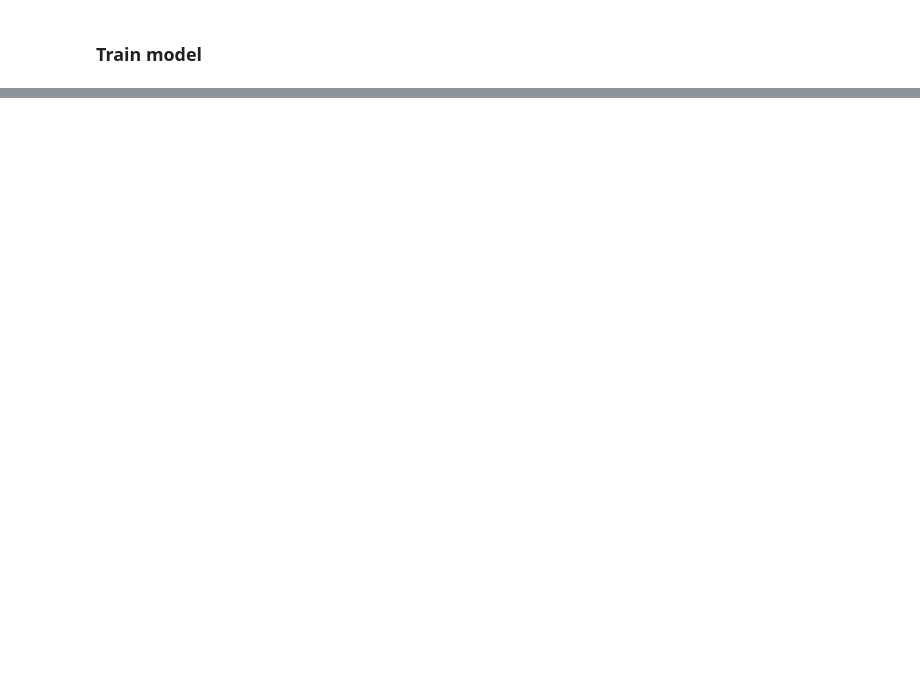
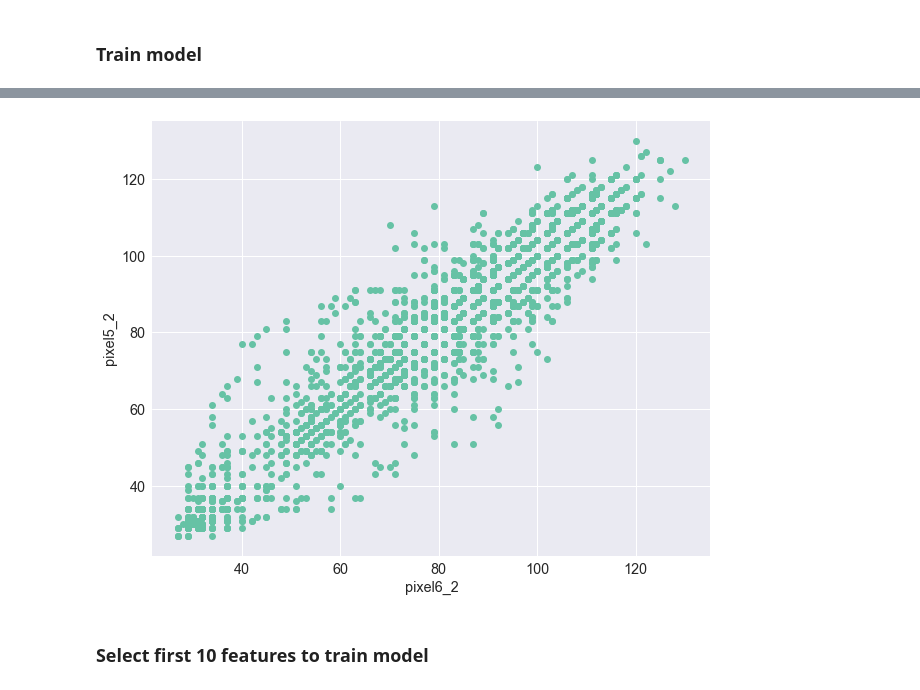
Before and after one commit to roaffix/ipt-kpi-am, a Jupyter notebook: Introductory Applied Machine Learning/Problems/notebooks/Problem 2.ipynb, the cells around one changed output, grey strips where cells are left out. Drawn from its saved outputs; the diff is of its cells as text; code cells hidden in the pictures; blank space fills up the shorter version.

```diff
--- a/Introductory Applied Machine Learning/Problems/notebooks/Problem 2.ipynb
+++ b/Introductory Applied Machine Learning/Problems/notebooks/Problem 2.ipynb
@@ -105,0 +203,9 @@ for i in [5, 10, 100, 1000]:
+# %%
+plt.plot(X['pixel6_2'], X['pixel5_2'], 'o')
+plt.xlabel('pixel6_2')
+plt.ylabel('pixel5_2')
+plt.show()
+# %% [output]
+[figure, added]
+# %% [markdown]
+### Select first 10 features to train model
```
Also changed, not shown: parts of 75 cells of this notebook.
